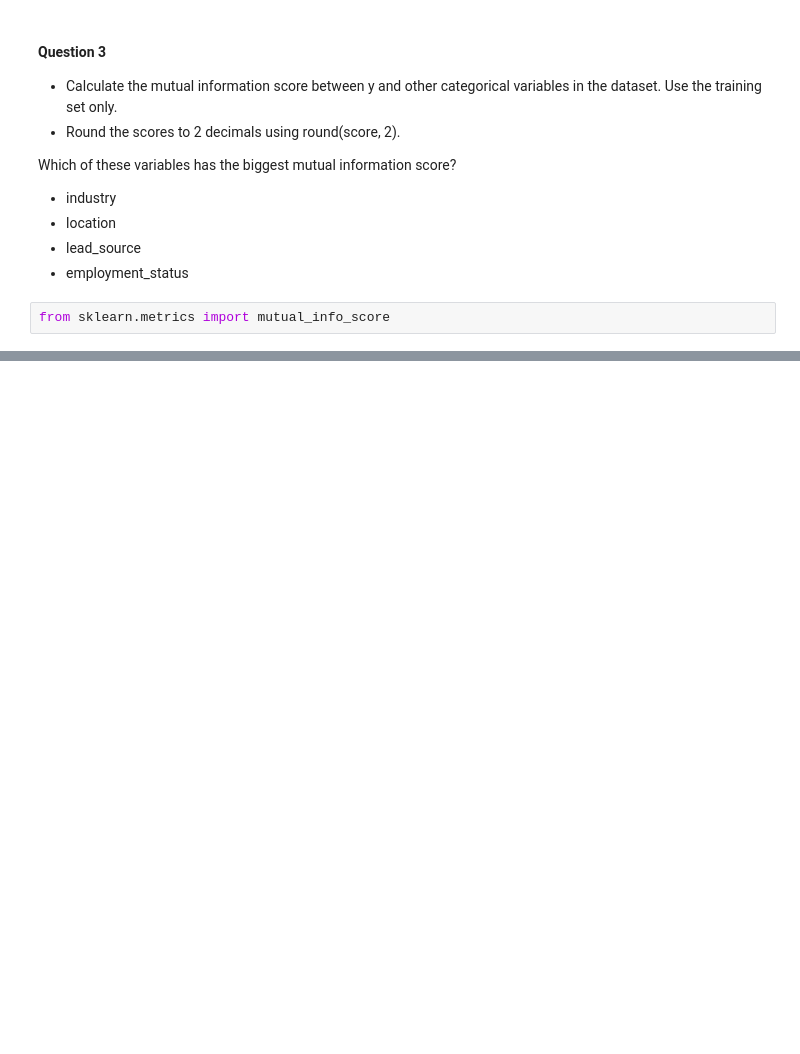
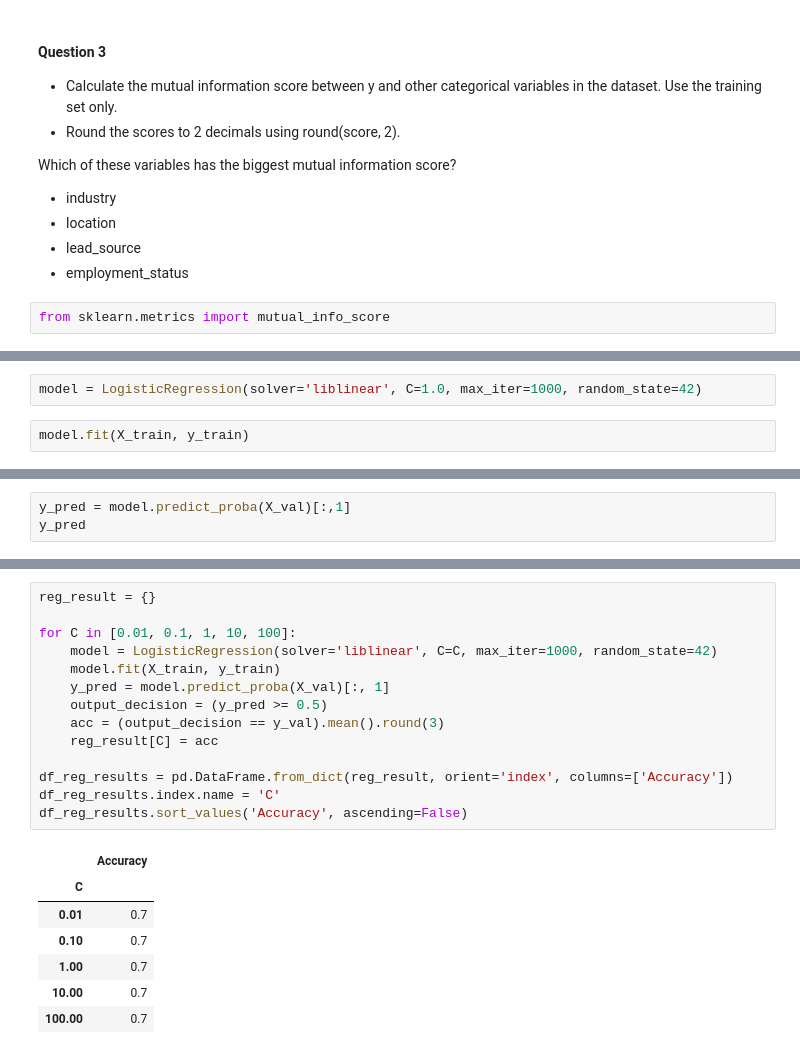
Before and after one commit to eadka/mlzoomcamp, a Jupyter notebook: 03-classification/03_classification_homework.ipynb, the cells around one changed output, grey strips where cells are left out. Cells and saved outputs as stored; diff of their text form; blank space fills up the shorter version.

```diff
--- a/03-classification/03_classification_homework.ipynb
+++ b/03-classification/03_classification_homework.ipynb
@@ -176,0 +240,4 @@ dtype: float64
+# %%
+model = LogisticRegression(solver='liblinear', C=1.0, max_iter=1000, random_state=42)
+# %%
+model.fit(X_train, y_train)
@@ -176,0 +246,3 @@ dtype: float64
+# %%
+y_pred = model.predict_proba(X_val)[:,1]
+y_pred
@@ -176,0 +353,22 @@ dtype: float64
+# %%
+reg_result = {}
+
+for C in [0.01, 0.1, 1, 10, 100]:
+    model = LogisticRegression(solver='liblinear', C=C, max_iter=1000, random_state=42)
+    model.fit(X_train, y_train)
+    y_pred = model.predict_proba(X_val)[:, 1]
+    output_decision = (y_pred >= 0.5)
+    acc = (output_decision == y_val).mean().round(3)
+    reg_result[C] = acc
+
+df_reg_results = pd.DataFrame.from_dict(reg_result, orient='index', columns=['Accuracy'])
+df_reg_results.index.name = 'C'
+df_reg_results.sort_values('Accuracy', ascending=False)
+# %% [output]
+|  | Accuracy |
+| C |  |
+| 0.01 | 0.7 |
+| 0.10 | 0.7 |
+| 1.00 | 0.7 |
+| 10.00 | 0.7 |
+| 100.00 | 0.7 |
```
Also changed, not shown: parts of 29 cells of this notebook, 1 other file.
